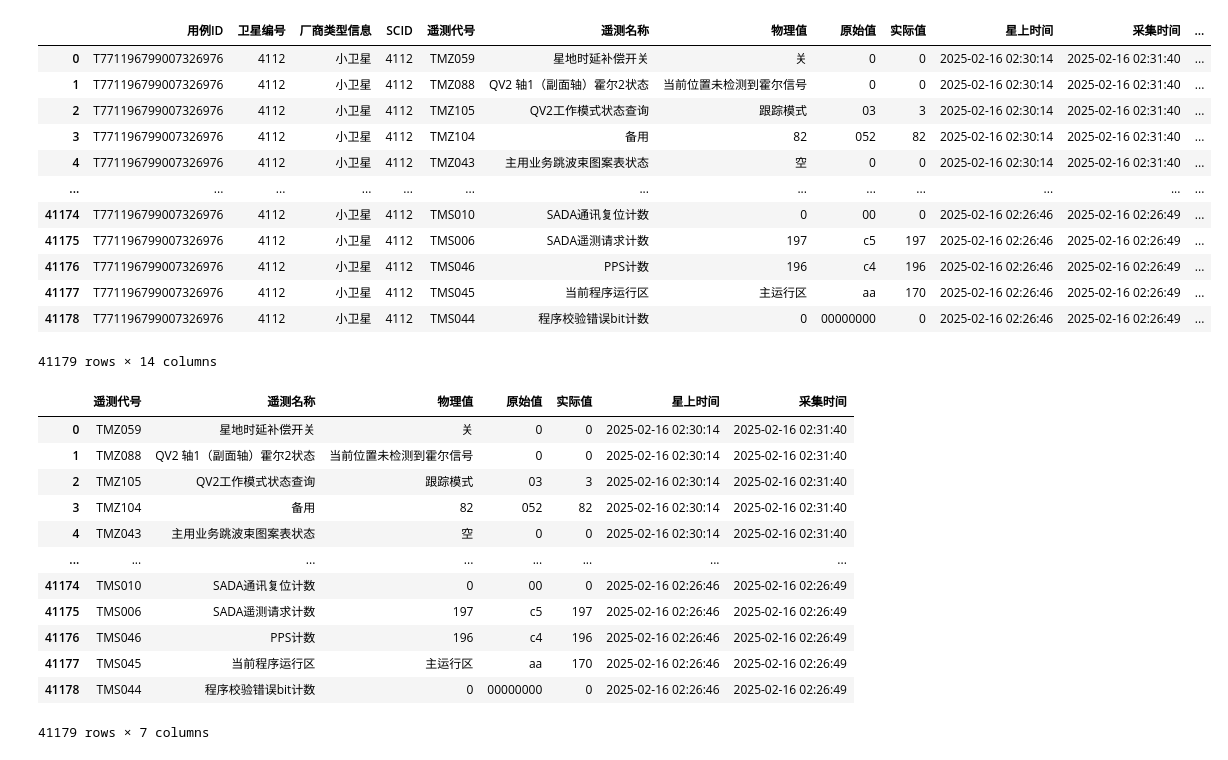
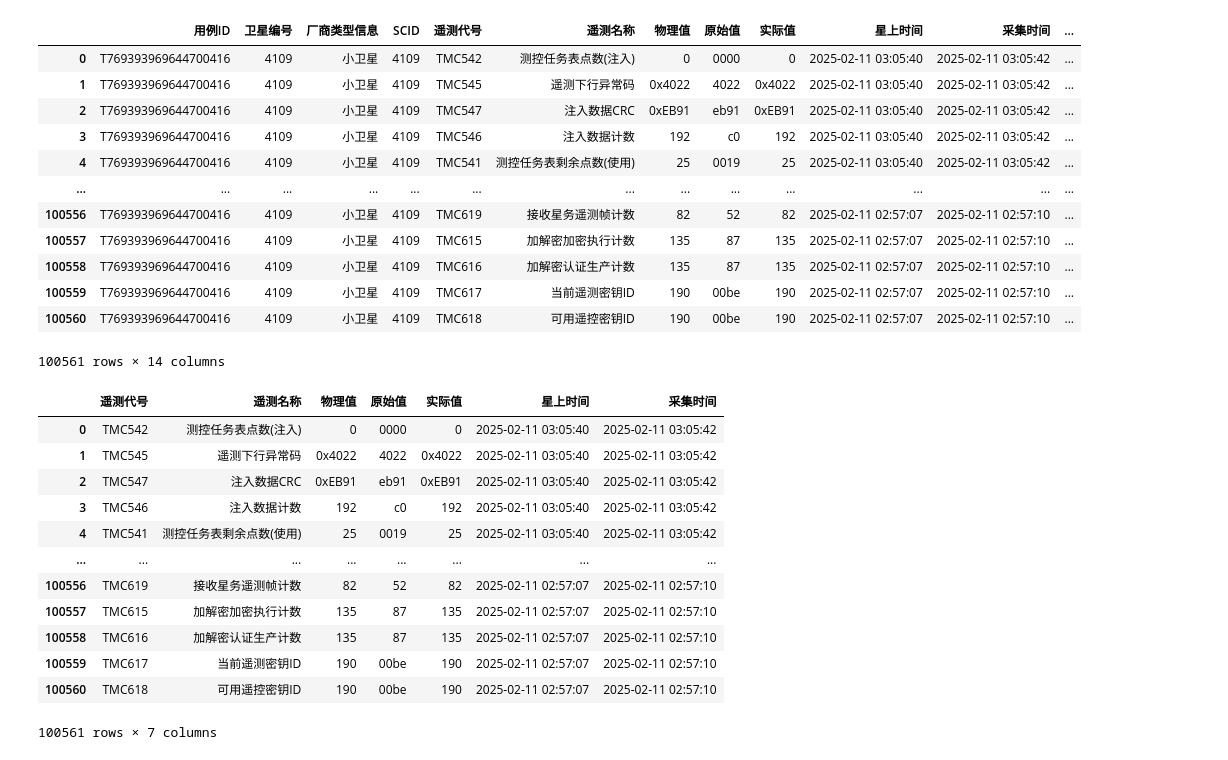
Before and after one commit to kucher-web/HealthSoftware, a Jupyter notebook: Front_end/test.ipynb, the cells around one changed output. Saved outputs shown, nothing was run; the diff lists cells and outputs as text; code cells hidden in the pictures.

```diff
--- a/Front_end/test.ipynb
+++ b/Front_end/test.ipynb
@@ -10,21 +12,21 @@ from satellite import Satellite_angle,TMK,TMO,TMZ
 # %%
 # 读取数据
-df = pd.read_csv('data.csv')
+df = pd.read_csv('data1.csv')
 df
 # %% [output]
 |  | 用例ID | 卫星编号 | 厂商类型信息 | SCID | 遥测代号 | 遥测名称 | 物理值 | 原始值 | 实际值 | 星上时间 | 采集时间 | ... |
-| 0 | T771196799007326976 | 4112 | 小卫星 | 4112 | TMZ059 | 星地时延补偿开关 | 关 | 0 | 0 | 2025-02-16 02:30:14 | 2025-02-16 02:31:40 | ... |
-| 1 | T771196799007326976 | 4112 | 小卫星 | 4112 | TMZ088 | QV2 轴1（副面轴）霍尔2状态 | 当前位置未检测到霍尔信号 | 0 | 0 | 2025-02-16 02:30:14 | 2025-02-16 02:31:40 | ... |
-| 2 | T771196799007326976 | 4112 | 小卫星 | 4112 | TMZ105 | QV2工作模式状态查询 | 跟踪模式 | 03 | 3 | 2025-02-16 02:30:14 | 2025-02-16 02:31:40 | ... |
-| 3 | T771196799007326976 | 4112 | 小卫星 | 4112 | TMZ104 | 备用 | 82 | 052 | 82 | 2025-02-16 02:30:14 | 2025-02-16 02:31:40 | ... |
-| 4 | T771196799007326976 | 4112 | 小卫星 | 4112 | TMZ043 | 主用业务跳波束图案表状态 | 空 | 0 | 0 | 2025-02-16 02:30:14 | 2025-02-16 02:31:40 | ... |
+| 0 | T769393969644700416 | 4109 | 小卫星 | 4109 | TMC542 | 测控任务表点数(注入) | 0 | 0000 | 0 | 2025-02-11 03:05:40 | 2025-02-11 03:05:42 | ... |
+| 1 | T769393969644700416 | 4109 | 小卫星 | 4109 | TMC545 | 遥测下行异常码 | 0x4022 | 4022 | 0x4022 | 2025-02-11 03:05:40 | 2025-02-11 03:05:42 | ... |
+| 2 | T769393969644700416 | 4109 | 小卫星 | 4109 | TMC547 | 注入数据CRC | 0xEB91 | eb91 | 0xEB91 | 2025-02-11 03:05:40 | 2025-02-11 03:05:42 | ... |
+| 3 | T769393969644700416 | 4109 | 小卫星 | 4109 | TMC546 | 注入数据计数 | 192 | c0 | 192 | 2025-02-11 03:05:40 | 2025-02-11 03:05:42 | ... |
+| 4 | T769393969644700416 | 4109 | 小卫星 | 4109 | TMC541 | 测控任务表剩余点数(使用) | 25 | 0019 | 25 | 2025-02-11 03:05:40 | 2025-02-11 03:05:42 | ... |
 | ... | ... | ... | ... | ... | ... | ... | ... | ... | ... | ... | ... | ... |
-| 41174 | T771196799007326976 | 4112 | 小卫星 | 4112 | TMS010 | SADA通讯复位计数 | 0 | 00 | 0 | 2025-02-16 02:26:46 | 2025-02-16 02:26:49 | ... |
-| 41175 | T771196799007326976 | 4112 | 小卫星 | 4112 | TMS006 | SADA遥测请求计数 | 197 | c5 | 197 | 2025-02-16 02:26:46 | 2025-02-16 02:26:49 | ... |
-| 41176 | T771196799007326976 | 4112 | 小卫星 | 4112 | TMS046 | PPS计数 | 196 | c4 | 196 | 2025-02-16 02:26:46 | 2025-02-16 02:26:49 | ... |
-| 41177 | T771196799007326976 | 4112 | 小卫星 | 4112 | TMS045 | 当前程序运行区 | 主运行区 | aa | 170 | 2025-02-16 02:26:46 | 2025-02-16 02:26:49 | ... |
-| 41178 | T771196799007326976 | 4112 | 小卫星 | 4112 | TMS044 | 程序校验错误bit计数 | 0 | 00000000 | 0 | 2025-02-16 02:26:46 | 2025-02-16 02:26:49 | ... |
+| 100556 | T769393969644700416 | 4109 | 小卫星 | 4109 | TMC619 | 接收星务遥测帧计数 | 82 | 52 | 82 | 2025-02-11 02:57:07 | 2025-02-11 02:57:10 | ... |
+| 100557 | T769393969644700416 | 4109 | 小卫星 | 4109 | TMC615 | 加解密加密执行计数 | 135 | 87 | 135 | 2025-02-11 02:57:07 | 2025-02-11 02:57:10 | ... |
+| 100558 | T769393969644700416 | 4109 | 小卫星 | 4109 | TMC616 | 加解密认证生产计数 | 135 | 87 | 135 | 2025-02-11 02:57:07 | 2025-02-11 02:57:10 | ... |
+| 100559 | T769393969644700416 | 4109 | 小卫星 | 4109 | TMC617 | 当前遥测密钥ID | 190 | 00be | 190 | 2025-02-11 02:57:07 | 2025-02-11 02:57:10 | ... |
+| 100560 | T769393969644700416 | 4109 | 小卫星 | 4109 | TMC618 | 可用遥控密钥ID | 190 | 00be | 190 | 2025-02-11 02:57:07 | 2025-02-11 02:57:10 | ... |
-41179 rows × 14 columns
+100561 rows × 14 columns
 # %%
 # 删除只有一个非重复值的列
 columns = [col for col in df.columns if df[col].nunique() > 1]
@@ -32,18 +34,18 @@ df = df[columns]
 df
 # %% [output]
 |  | 遥测代号 | 遥测名称 | 物理值 | 原始值 | 实际值 | 星上时间 | 采集时间 |
-| 0 | TMZ059 | 星地时延补偿开关 | 关 | 0 | 0 | 2025-02-16 02:30:14 | 2025-02-16 02:31:40 |
-| 1 | TMZ088 | QV2 轴1（副面轴）霍尔2状态 | 当前位置未检测到霍尔信号 | 0 | 0 | 2025-02-16 02:30:14 | 2025-02-16 02:31:40 |
-| 2 | TMZ105 | QV2工作模式状态查询 | 跟踪模式 | 03 | 3 | 2025-02-16 02:30:14 | 2025-02-16 02:31:40 |
-| 3 | TMZ104 | 备用 | 82 | 052 | 82 | 2025-02-16 02:30:14 | 2025-02-16 02:31:40 |
-| 4 | TMZ043 | 主用业务跳波束图案表状态 | 空 | 0 | 0 | 2025-02-16 02:30:14 | 2025-02-16 02:31:40 |
+| 0 | TMC542 | 测控任务表点数(注入) | 0 | 0000 | 0 | 2025-02-11 03:05:40 | 2025-02-11 03:05:42 |
+| 1 | TMC545 | 遥测下行异常码 | 0x4022 | 4022 | 0x4022 | 2025-02-11 03:05:40 | 2025-02-11 03:05:42 |
+| 2 | TMC547 | 注入数据CRC | 0xEB91 | eb91 | 0xEB91 | 2025-02-11 03:05:40 | 2025-02-11 03:05:42 |
+| 3 | TMC546 | 注入数据计数 | 192 | c0 | 192 | 2025-02-11 03:05:40 | 2025-02-11 03:05:42 |
+| 4 | TMC541 | 测控任务表剩余点数(使用) | 25 | 0019 | 25 | 2025-02-11 03:05:40 | 2025-02-11 03:05:42 |
 | ... | ... | ... | ... | ... | ... | ... | ... |
-| 41174 | TMS010 | SADA通讯复位计数 | 0 | 00 | 0 | 2025-02-16 02:26:46 | 2025-02-16 02:26:49 |
-| 41175 | TMS006 | SADA遥测请求计数 | 197 | c5 | 197 | 2025-02-16 02:26:46 | 2025-02-16 02:26:49 |
-| 41176 | TMS046 | PPS计数 | 196 | c4 | 196 | 2025-02-16 02:26:46 | 2025-02-16 02:26:49 |
-| 41177 | TMS045 | 当前程序运行区 | 主运行区 | aa | 170 | 2025-02-16 02:26:46 | 2025-02-16 02:26:49 |
-| 41178 | TMS044 | 程序校验错误bit计数 | 0 | 00000000 | 0 | 2025-02-16 02:26:46 | 2025-02-16 02:26:49 |
+| 100556 | TMC619 | 接收星务遥测帧计数 | 82 | 52 | 82 | 2025-02-11 02:57:07 | 2025-02-11 02:57:10 |
+| 100557 | TMC615 | 加解密加密执行计数 | 135 | 87 | 135 | 2025-02-11 02:57:07 | 2025-02-11 02:57:10 |
+| 100558 | TMC616 | 加解密认证生产计数 | 135 | 87 | 135 | 2025-02-11 02:57:07 | 2025-02-11 02:57:10 |
+| 100559 | TMC617 | 当前遥测密钥ID | 190 | 00be | 190 | 2025-02-11 02:57:07 | 2025-02-11 02:57:10 |
+| 100560 | TMC618 | 可用遥控密钥ID | 190 | 00be | 190 | 2025-02-11 02:57:07 | 2025-02-11 02:57:10 |
-41179 rows × 7 columns
+100561 rows × 7 columns
 # %%
 # 把遥测代号和遥测名称合并，用于后续的图表展示
 df['遥测'] = df['遥测代号'] + '_' + df['遥测名称']
```
Also changed, not shown: parts of 10 cells of this notebook, 10 other files.
